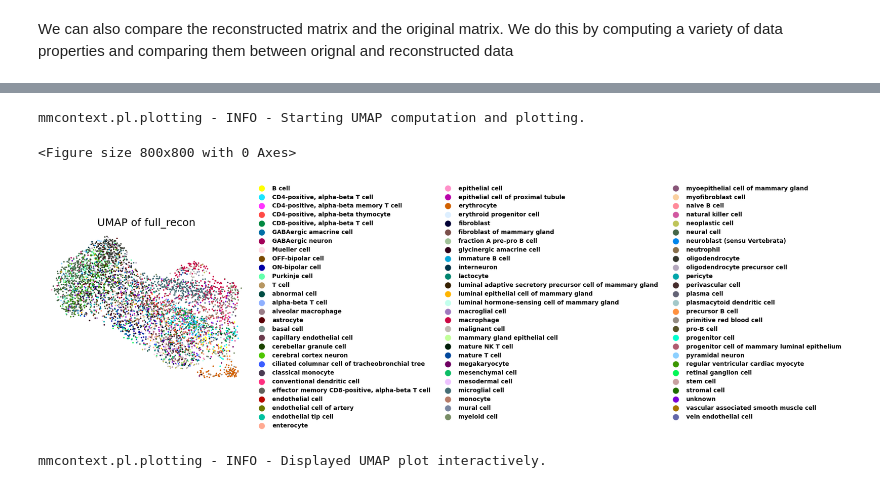
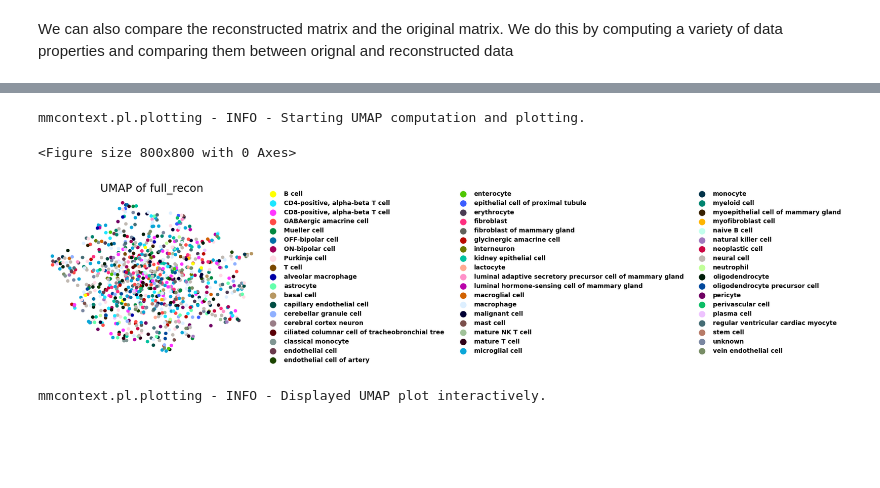
Before and after one commit to mengerj/mmcontext, a Jupyter notebook: docs/notebooks/example.ipynb, the cells around one changed output, grey strips where cells are left out. Saved outputs shown, nothing was run; the diff lists cells and outputs as text; code cells hidden in the pictures; blank space fills up the shorter version.

```diff
--- a/docs/notebooks/example.ipynb
+++ b/docs/notebooks/example.ipynb
@@ -553,8 +618,8 @@ mmcontext.pl.plotting - INFO - Displayed UMAP plot interactively.
 # %%
 inferred_adata.obsm["full_recon"] = inferred_adata.layers["reconstructed1"]
-plot_umap(inferred_adata, color_group="cell_type", embedding_key="full_recon", sample_size=5000)
+plot_umap(inferred_adata, color_group="cell_type", embedding_key="full_recon", sample_size=1000)
 # %% [output]
 mmcontext.pl.plotting - INFO - Starting UMAP computation and plotting.
 <Figure size 800x800 with 0 Axes>
-[figure, old version]
+[figure, new version]
 mmcontext.pl.plotting - INFO - Displayed UMAP plot interactively.
```
Also changed, not shown: parts of 32 cells of this notebook.
